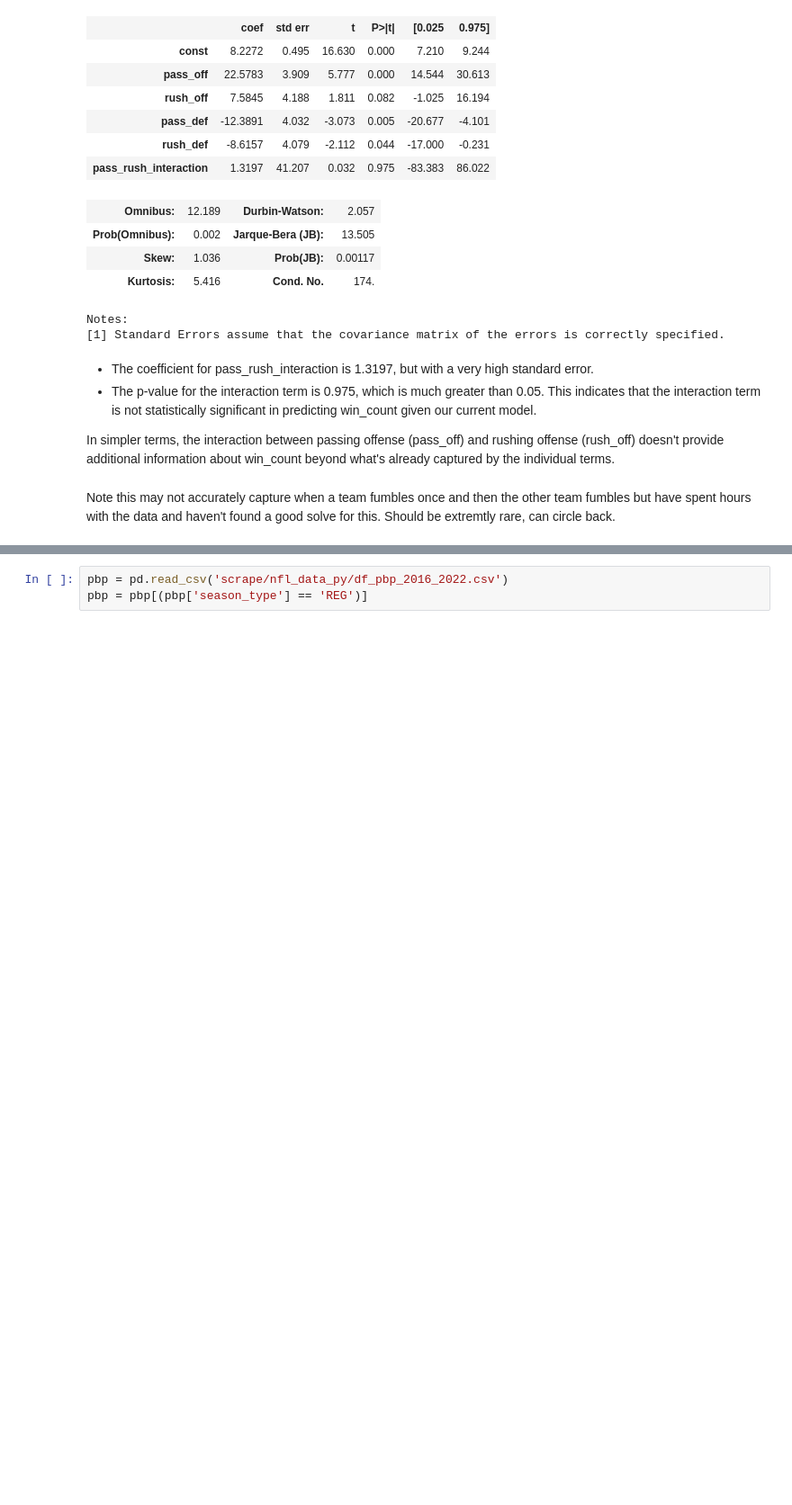
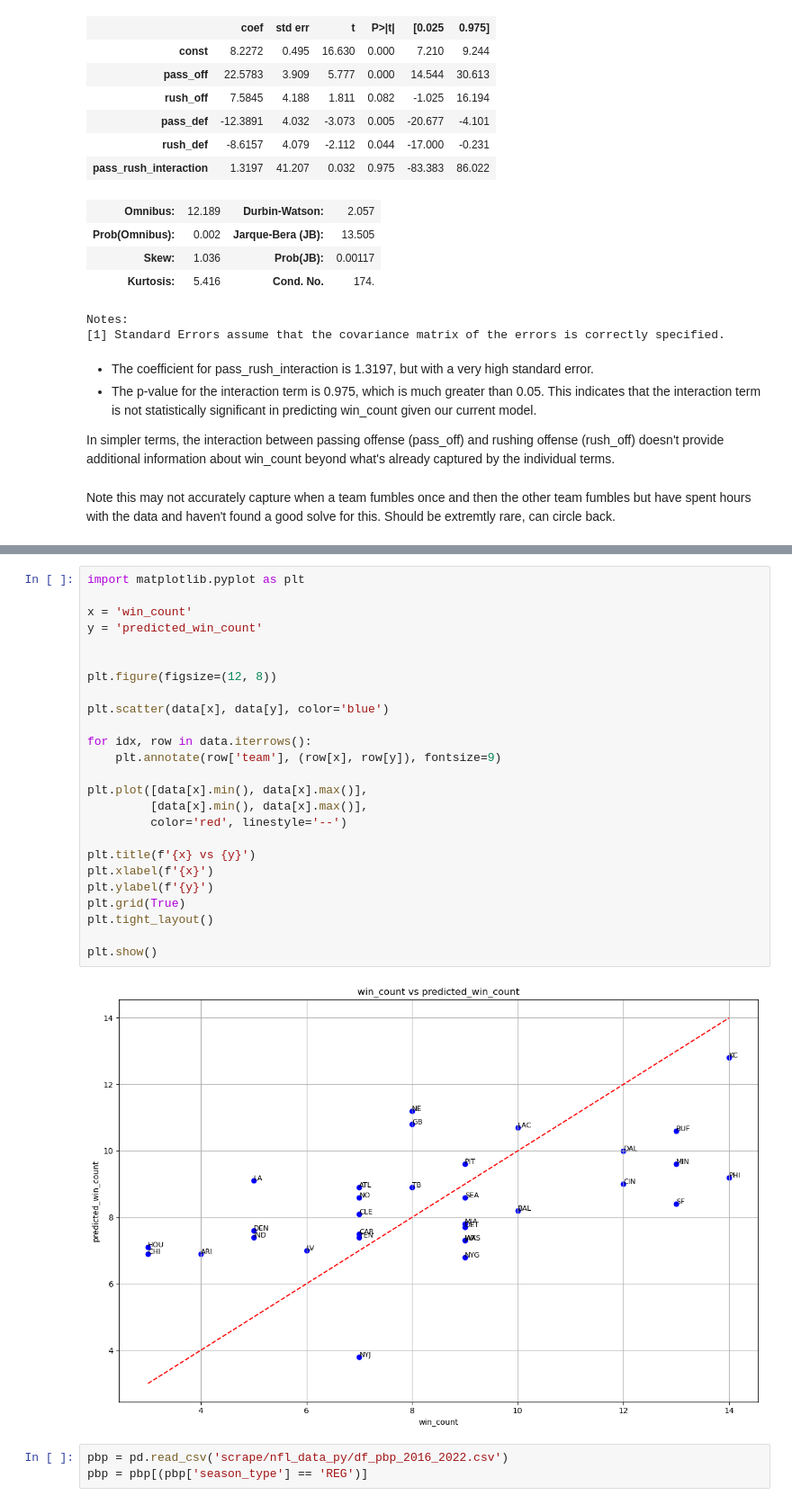
Before and after one commit to gbellamy512/projects, a Jupyter notebook: epa_eda.ipynb, the cells around one changed output, grey strips where cells are left out. Shown at 90% size. Cells and saved outputs as stored; diff of their text form; blank space fills up the shorter version.

```diff
--- a/epa_eda.ipynb
+++ b/epa_eda.ipynb
@@ -321,3 +371,30 @@ Note this may not accurately capture when a team fumbles once and then the other
+# %%
+import matplotlib.pyplot as plt
+
+x = 'win_count'
+y = 'predicted_win_count'
+
+
+plt.figure(figsize=(12, 8))
+
+plt.scatter(data[x], data[y], color='blue')
+
+for idx, row in data.iterrows():
+    plt.annotate(row['team'], (row[x], row[y]), fontsize=9)
+
+plt.plot([data[x].min(), data[x].max()],
+         [data[x].min(), data[x].max()],
+         color='red', linestyle='--')
+
+plt.title(f'{x} vs {y}')
+plt.xlabel(f'{x}')
+plt.ylabel(f'{y}')
+plt.grid(True)
+plt.tight_layout()
+
+plt.show()
+# %% [output]
+[figure, added]
 # %%
 pbp = pd.read_csv('scrape/nfl_data_py/df_pbp_2016_2022.csv')
 pbp = pbp[(pbp['season_type'] == 'REG')]
```
Also changed, not shown: parts of 18 cells of this notebook.
